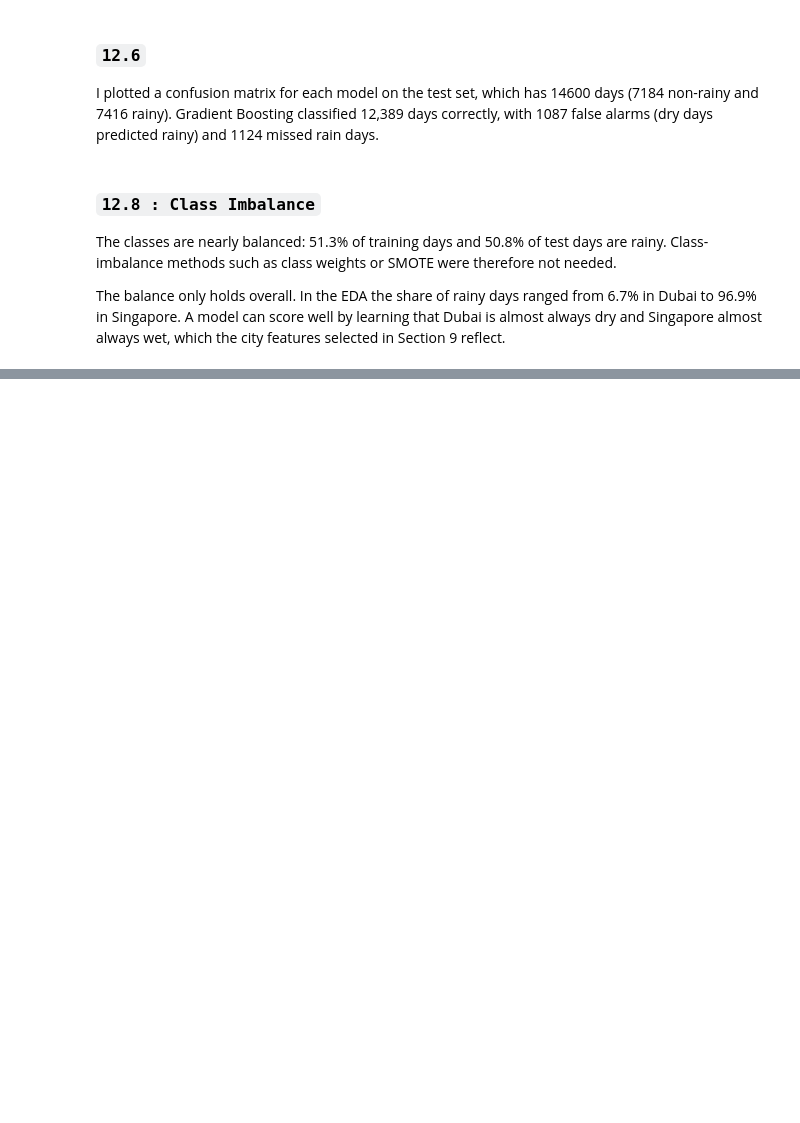
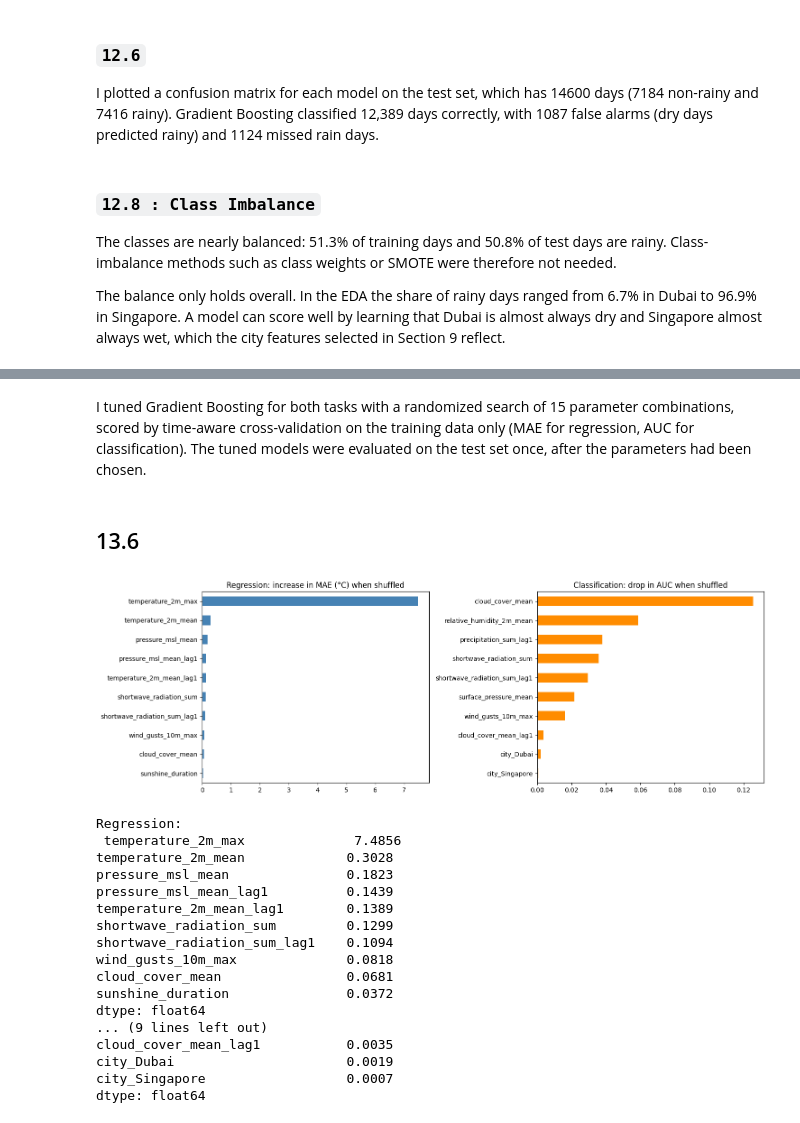
Before and after one commit to MuhammadRayan07/Weather-Analysis, a Jupyter notebook: notebooks/02_Analysis_Modeling.ipynb, the cells around one changed output, grey strips where cells are left out. Cells and saved outputs as stored; diff of their text form; code cells hidden in the pictures; blank space fills up the shorter version.

Commit message:
Section 13 completed (model comparison, cross-validation, tuning, feature importance, limitations)

```diff
--- a/notebooks/02_Analysis_Modeling.ipynb
+++ b/notebooks/02_Analysis_Modeling.ipynb
@@ -1347,0 +1511,45 @@ The balance only holds overall. In the EDA the share of rainy days ranged from 6
+# %% [markdown]
+I tuned Gradient Boosting for both tasks with a randomized search of 15 parameter combinations, scored by time-aware cross-validation on the training data only (MAE for regression, AUC for classification). The tuned models were evaluated on the test set once, after the parameters had been chosen.
+# %% [markdown]
+## 13.6
+# %%
+from sklearn.inspection import permutation_importance
+
+fig, axes = plt.subplots(1, 2, figsize=(15, 5))
+
+r = permutation_importance(tuned_reg, Xr_test, y_reg_test, scoring="neg_mean_absolute_error",
+                           n_repeats=5, random_state=SEED, n_jobs=1)
+imp_reg = pd.Series(r.importances_mean, index=Xr_test.columns).sort_values()
+imp_reg.plot(kind="barh", ax=axes[0], color="steelblue")
+axes[0].set_title("Regression: increase in MAE (°C) when shuffled")
+
+r = permutation_importance(tuned_clf, Xc_test, y_clf_test, scoring="roc_auc",
+                           n_repeats=5, random_state=SEED, n_jobs=1)
+imp_clf = pd.Series(r.importances_mean, index=Xc_test.columns).sort_values()
+imp_clf.plot(kind="barh", ax=axes[1], color="darkorange")
+axes[1].set_title("Classification: drop in AUC when shuffled")
+
+plt.tight_layout()
+plt.show()
+
+print("Regression:\n", imp_reg.sort_values(ascending=False).round(4))
+print("\nClassification:\n", imp_clf.sort_values(ascending=False).round(4))
+# %% [output]
+[figure, added]
+Regression:
+ temperature_2m_max              7.4856
+temperature_2m_mean             0.3028
+pressure_msl_mean               0.1823
+pressure_msl_mean_lag1          0.1439
+temperature_2m_mean_lag1        0.1389
+shortwave_radiation_sum         0.1299
+shortwave_radiation_sum_lag1    0.1094
+wind_gusts_10m_max              0.0818
+cloud_cover_mean                0.0681
+sunshine_duration               0.0372
+dtype: float64
+... (9 lines left out)
+cloud_cover_mean_lag1           0.0035
+city_Dubai                      0.0019
+city_Singapore                  0.0007
+dtype: float64
```
Also changed, not shown: parts of 17 cells of this notebook.
